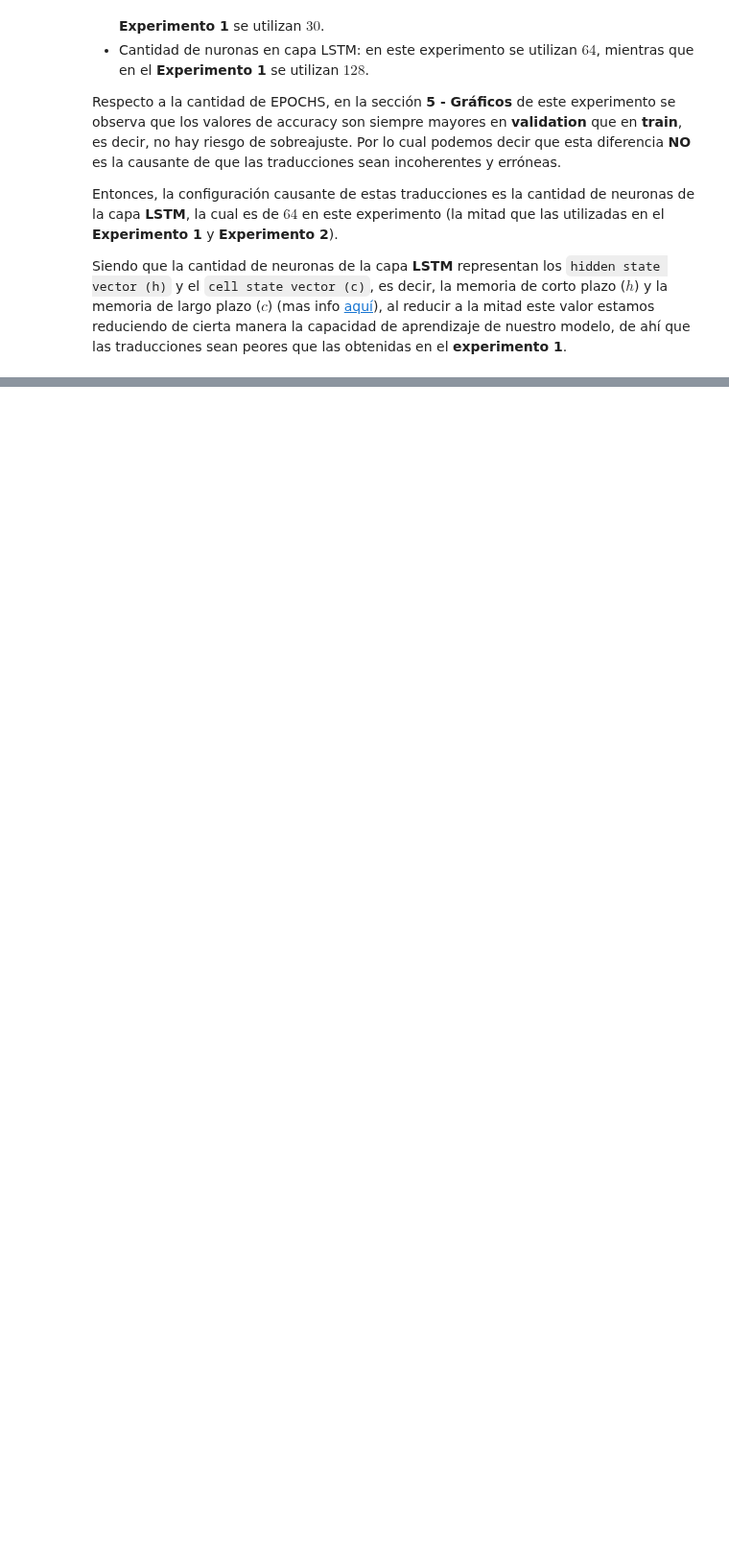
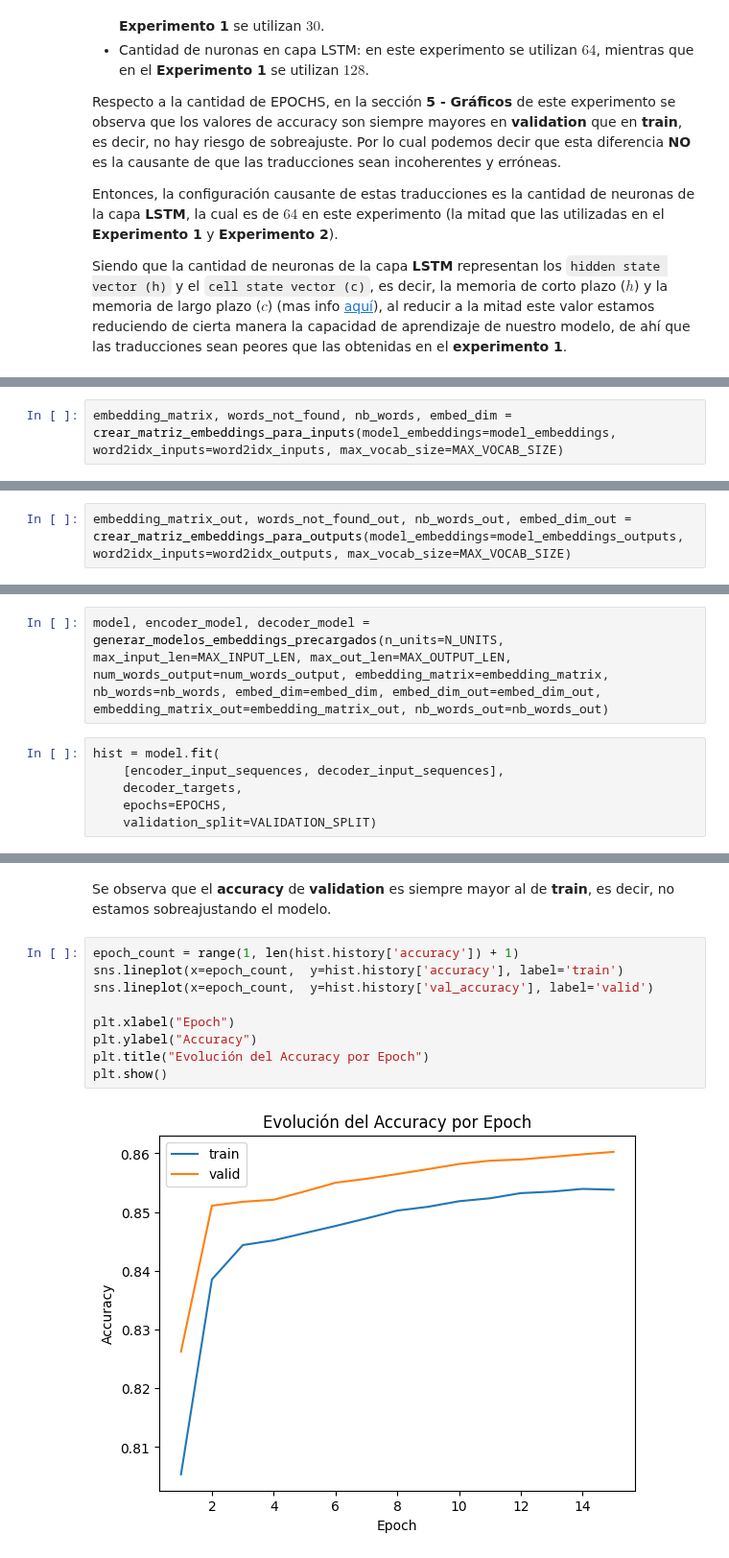
Before and after one commit to gasper-az/procesamiento-lenguaje-natural-desafios, a Jupyter notebook: desafios/desafio_04/desafio_04.ipynb, the cells around one changed output, grey strips where cells are left out. Shown at 96% size. Drawn from its saved outputs; the diff is of its cells as text; blank space fills up the shorter version.

```diff
--- a/desafios/desafio_04/desafio_04.ipynb
+++ b/desafios/desafio_04/desafio_04.ipynb
@@ -1124,0 +1282,2 @@ Siendo que la cantidad de neuronas de la capa **LSTM** representan los `hidden s
+# %%
+embedding_matrix, words_not_found, nb_words, embed_dim = crear_matriz_embeddings_para_inputs(model_embeddings=model_embeddings, word2idx_inputs=word2idx_inputs, max_vocab_size=MAX_VOCAB_SIZE)
@@ -1124,0 +1290,2 @@ Siendo que la cantidad de neuronas de la capa **LSTM** representan los `hidden s
+# %%
+embedding_matrix_out, words_not_found_out, nb_words_out, embed_dim_out = crear_matriz_embeddings_para_outputs(model_embeddings=model_embeddings_outputs, word2idx_inputs=word2idx_outputs, max_vocab_size=MAX_VOCAB_SIZE)
@@ -1124,0 +1300,8 @@ Siendo que la cantidad de neuronas de la capa **LSTM** representan los `hidden s
+# %%
+model, encoder_model, decoder_model = generar_modelos_embeddings_precargados(n_units=N_UNITS, max_input_len=MAX_INPUT_LEN, max_out_len=MAX_OUTPUT_LEN, num_words_output=num_words_output, embedding_matrix=embedding_matrix, nb_words=nb_words, embed_dim=embed_dim, embed_dim_out=embed_dim_out, embedding_matrix_out=embedding_matrix_out, nb_words_out=nb_words_out)
+# %%
+hist = model.fit(
+    [encoder_input_sequences, decoder_input_sequences],
+    decoder_targets,
+    epochs=EPOCHS,
+    validation_split=VALIDATION_SPLIT)
@@ -1124,0 +1328,13 @@ Siendo que la cantidad de neuronas de la capa **LSTM** representan los `hidden s
+# %% [markdown]
+Se observa que el **accuracy** de **validation** es siempre mayor al de **train**, es decir, no estamos sobreajustando el modelo.
+# %%
+epoch_count = range(1, len(hist.history['accuracy']) + 1)
+sns.lineplot(x=epoch_count,  y=hist.history['accuracy'], label='train')
+sns.lineplot(x=epoch_count,  y=hist.history['val_accuracy'], label='valid')
+
+plt.xlabel("Epoch")
+plt.ylabel("Accuracy")
+plt.title("Evolución del Accuracy por Epoch")
+plt.show()
+# %% [output]
+[figure, added]
```
Also changed, not shown: parts of 28 cells of this notebook.
